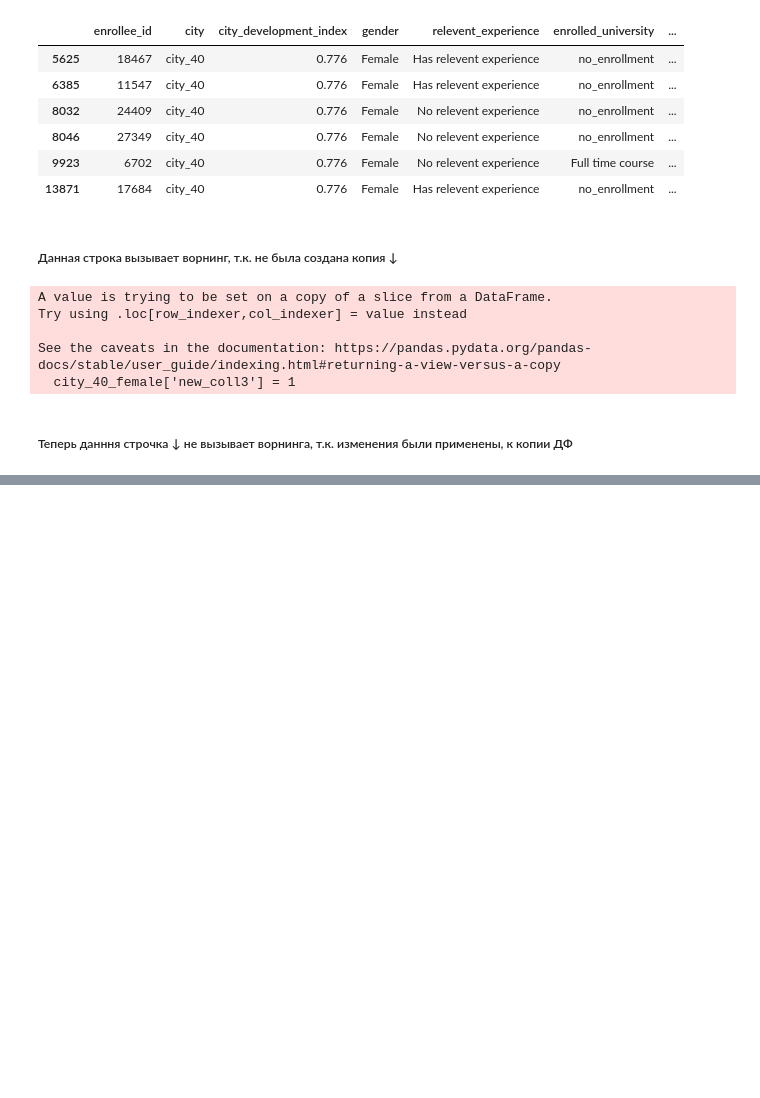
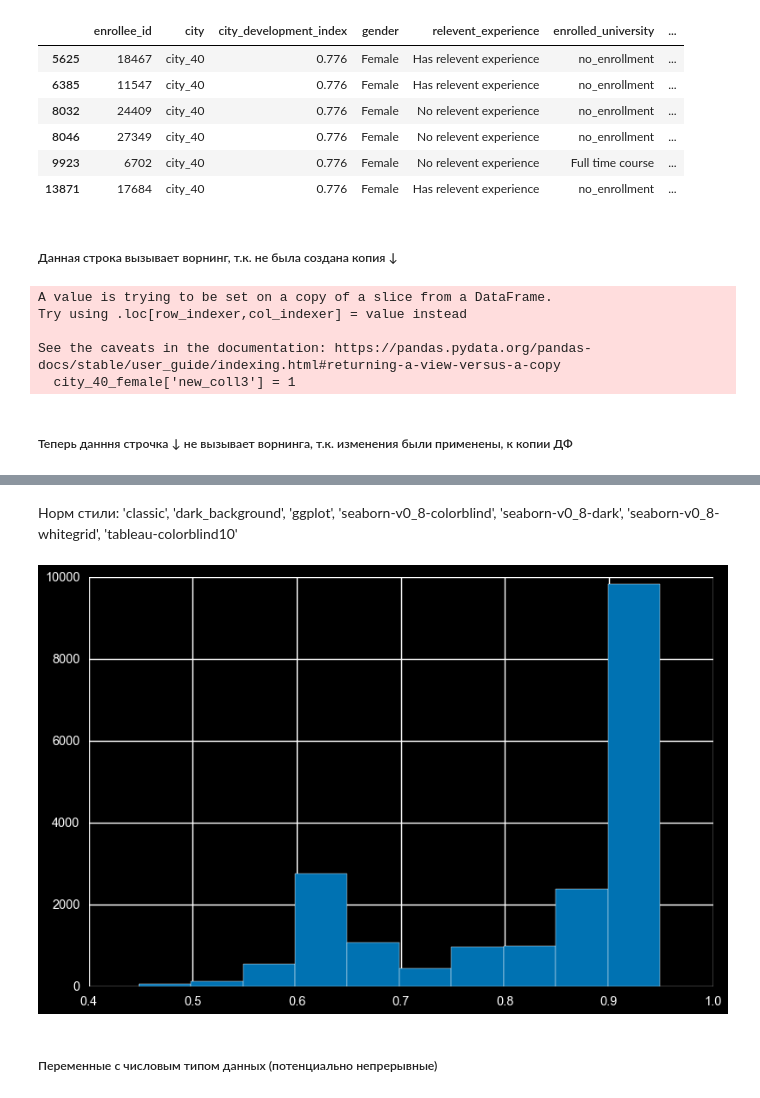
Before and after one commit to Zetis659/Data_Science_GM, a Jupyter notebook: 3.Pandas_check-up/Pandas_check-up.ipynb, the cells around one changed output, grey strips where cells are left out. Saved outputs shown, nothing was run; the diff lists cells and outputs as text; code cells hidden in the pictures; blank space fills up the shorter version.

```diff
--- a/3.Pandas_check-up/Pandas_check-up.ipynb
+++ b/3.Pandas_check-up/Pandas_check-up.ipynb
@@ -265,0 +353,10 @@ city_40_female_1['new_coll4'] = 2
+# %% [markdown]
+Норм стили: 'classic', 'dark_background', 'ggplot', 'seaborn-v0_8-colorblind', 'seaborn-v0_8-dark', 'seaborn-v0_8-whitegrid', 'tableau-colorblind10'
+# %%
+plt.style.use('dark_background')
+plt.style.use('seaborn-v0_8-colorblind')
+df.city_development_index.hist();
+# %% [output]
+[figure, added]
+# %% [markdown]
+##### Переменные с числовым типом данных (потенциально непрерывные)
```
Also changed, not shown: parts of 54 cells of this notebook.
